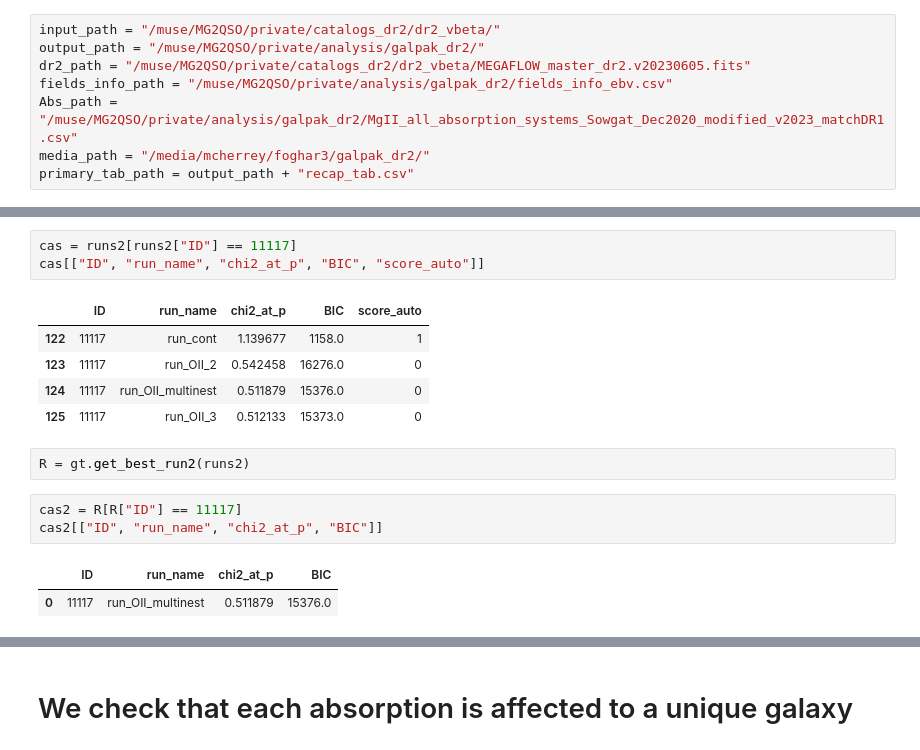
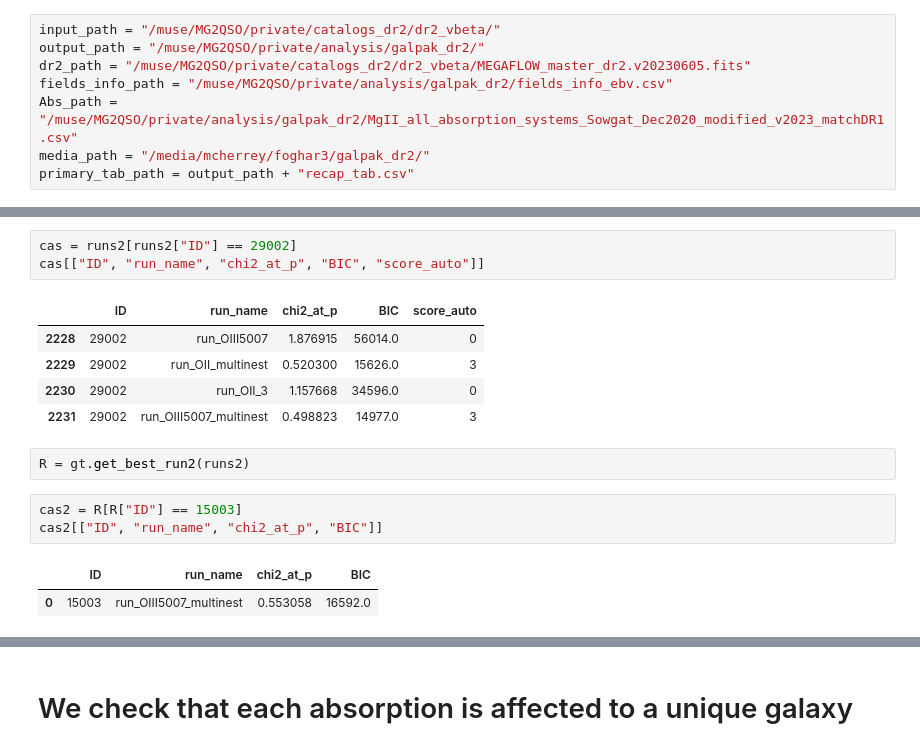
Before and after one commit to mcherrey23/galpak_dr2, a Jupyter notebook: result_extraction_6.ipynb, the cells around one changed output, grey strips where cells are left out. Cells and saved outputs as stored; diff of their text form.

```diff
--- a/result_extraction_6.ipynb
+++ b/result_extraction_6.ipynb
@@ -97,22 +97,22 @@ calc SFR
 calc virial mass, radius and halo parameters
 object
 # %%
-cas = runs2[runs2["ID"] == 11117]
+cas = runs2[runs2["ID"] == 29002]
 cas[["ID", "run_name", "chi2_at_p", "BIC", "score_auto"]]
 # %% [output]
 |  | ID | run_name | chi2_at_p | BIC | score_auto |
-| 122 | 11117 | run_cont | 1.139677 | 1158.0 | 1 |
-| 123 | 11117 | run_OII_2 | 0.542458 | 16276.0 | 0 |
-| 124 | 11117 | run_OII_multinest | 0.511879 | 15376.0 | 0 |
-| 125 | 11117 | run_OII_3 | 0.512133 | 15373.0 | 0 |
+| 2228 | 29002 | run_OIII5007 | 1.876915 | 56014.0 | 0 |
+| 2229 | 29002 | run_OII_multinest | 0.520300 | 15626.0 | 3 |
+| 2230 | 29002 | run_OII_3 | 1.157668 | 34596.0 | 0 |
+| 2231 | 29002 | run_OIII5007_multinest | 0.498823 | 14977.0 | 3 |
 # %%
 R = gt.get_best_run2(runs2)
 # %%
-cas2 = R[R["ID"] == 11117]
+cas2 = R[R["ID"] == 15003]
 cas2[["ID", "run_name", "chi2_at_p", "BIC"]]
 # %% [output]
 |  | ID | run_name | chi2_at_p | BIC |
-| 0 | 11117 | run_OII_multinest | 0.511879 | 15376.0 |
+| 0 | 15003 | run_OIII5007_multinest | 0.553058 | 16592.0 |
 # %%
 len(R[R["run_name"] == "run_OII_multinest"])
 # %% [output]
```
Also changed, not shown: parts of 6 cells of this notebook, 2 other files.
